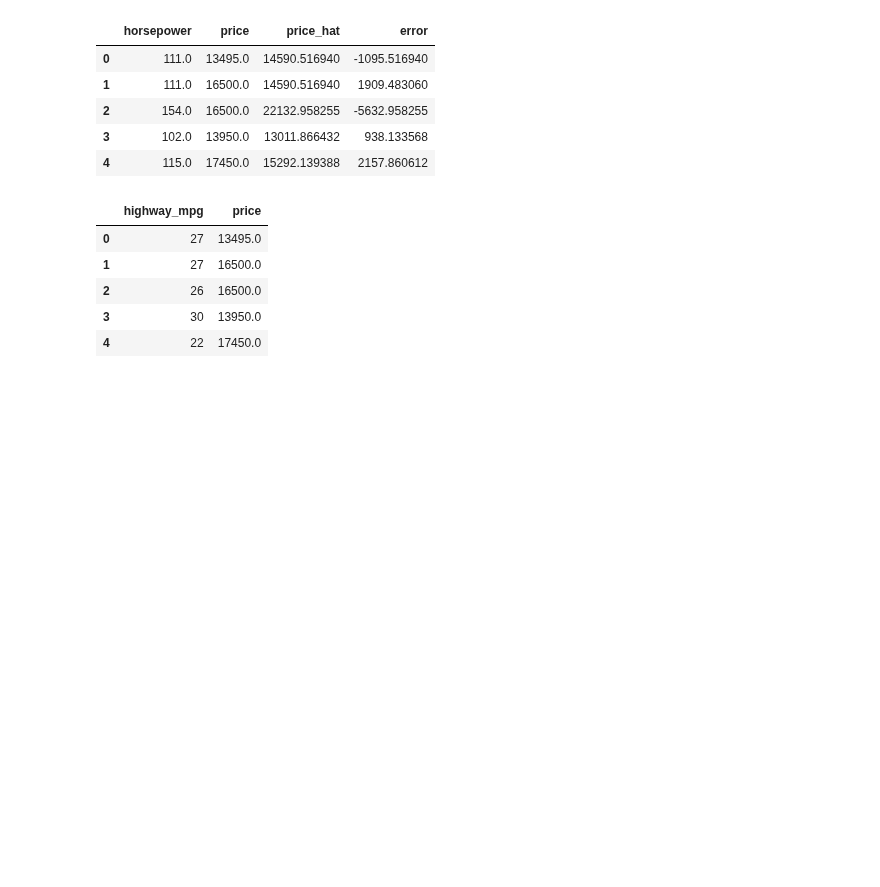
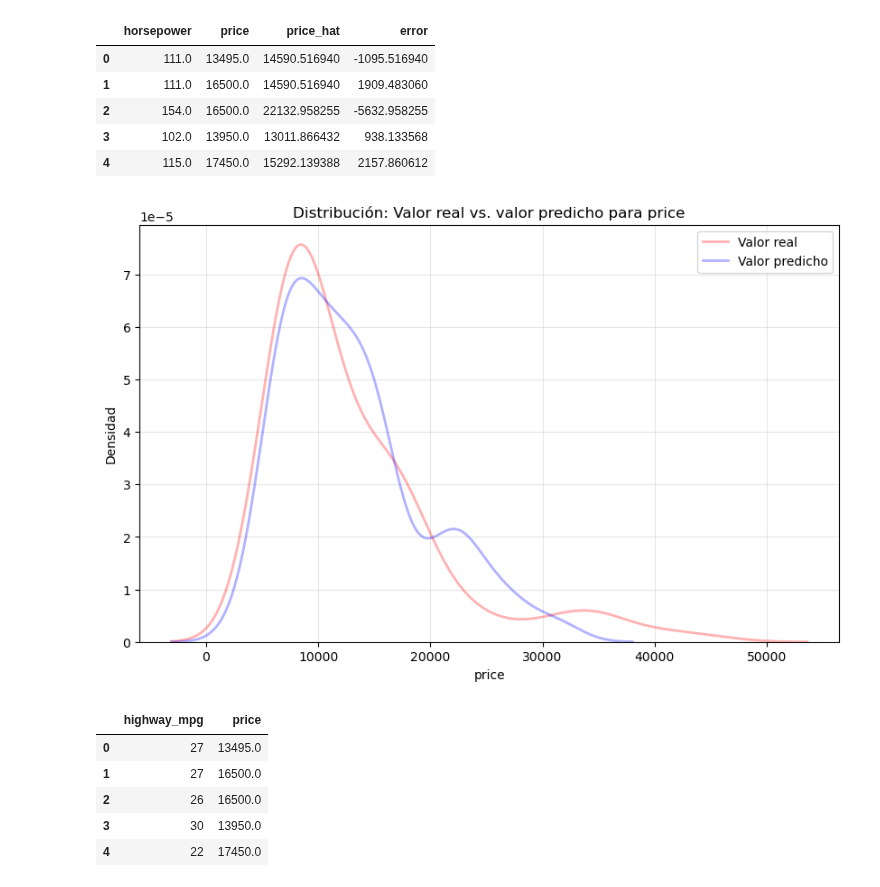
Before and after one commit to jgomezz/cpe_ciencia_datos_python, a Jupyter notebook: mod3_analitica_datos_python/semana_03_desarrollo_modelo.ipynb, the cells around one changed output. Drawn from its saved outputs; the diff is of its cells as text; code cells hidden in the pictures; blank space fills up the shorter version.

```diff
--- a/mod3_analitica_datos_python/semana_03_desarrollo_modelo.ipynb
+++ b/mod3_analitica_datos_python/semana_03_desarrollo_modelo.ipynb
@@ -513,6 +513,11 @@ df1.head()
 | 2 | 154.0 | 16500.0 | 22132.958255 | -5632.958255 |
 | 3 | 102.0 | 13950.0 | 13011.866432 | 938.133568 |
 | 4 | 115.0 | 17450.0 | 15292.139388 | 2157.860612 |
+# %%
+y_real = df1['price']  # Valores reales
+graph(y_real, y_pred)
+# %% [output]
+[figure, added]
 # %%
 df2 = df[['highway-mpg','price']].copy()
 df2 = df2.rename(columns={'highway-mpg': 'highway_mpg'})
```
Also changed, not shown: parts of 8 cells of this notebook.
